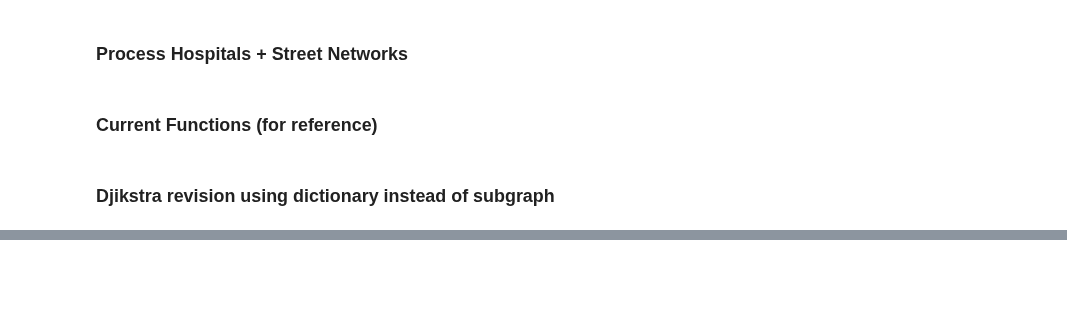
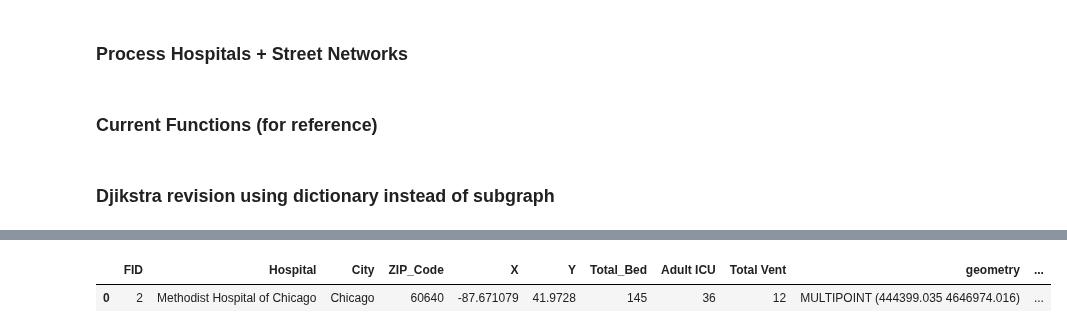
Before and after one commit to whprocter/RPr-Kang-2020, a Jupyter notebook: procedure/code/Dijkstra-revision.ipynb, the cells around one changed output, grey strips where cells are left out. Cells and saved outputs as stored; diff of their text form; code cells hidden in the pictures; blank space fills up the shorter version.

```diff
--- a/procedure/code/Dijkstra-revision.ipynb
+++ b/procedure/code/Dijkstra-revision.ipynb
@@ -223,0 +417,5 @@ dijkstra_cca_polygons(G, nearest_osm, distances)
+# %%
+hospitals[:1]
+# %% [output]
+|  | FID | Hospital | City | ZIP_Code | X | Y | Total_Bed | Adult ICU | Total Vent | geometry | ... |
+| 0 | 2 | Methodist Hospital of Chicago | Chicago | 60640 | -87.671079 | 41.9728 | 145 | 36 | 12 | MULTIPOINT (444399.035 4646974.016) | ... |
```
Also changed, not shown: parts of 23 cells of this notebook.
